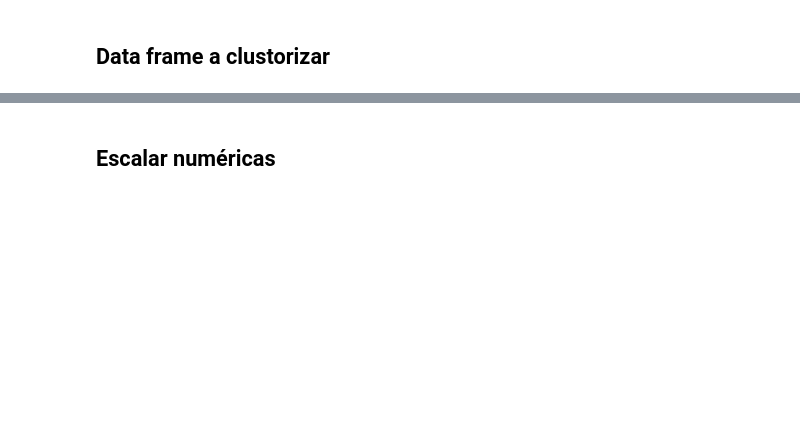
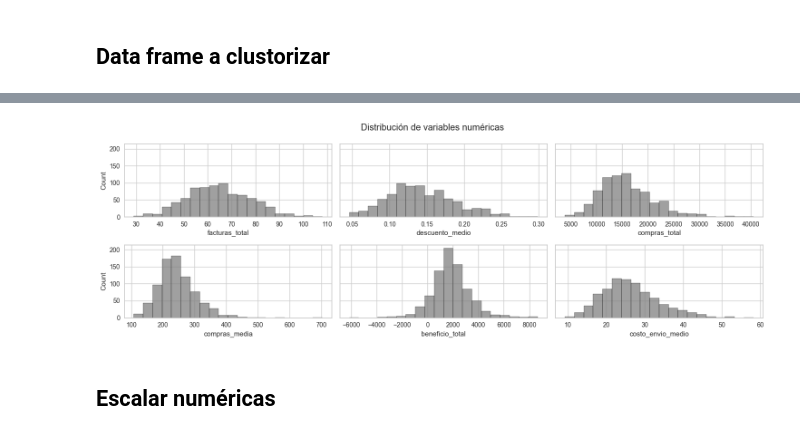
Before and after one commit to ngcarvajall/Proyecto9_Clustering_Regresion, a Jupyter notebook: Notebooks/EDA.ipynb, the cells around one changed output, grey strips where cells are left out. Cells and saved outputs as stored; diff of their text form; code cells hidden in the pictures; blank space fills up the shorter version.

```diff
--- a/Notebooks/EDA.ipynb
+++ b/Notebooks/EDA.ipynb
@@ -505,2 +512,6 @@ df_clustorizar.head()
+# %%
+visuales.plot_numericas()
+# %% [output]
+[figure, added]
 # %% [markdown]
 ## Escalar numéricas
```
Also changed, not shown: parts of 47 cells of this notebook, 1 other file.
